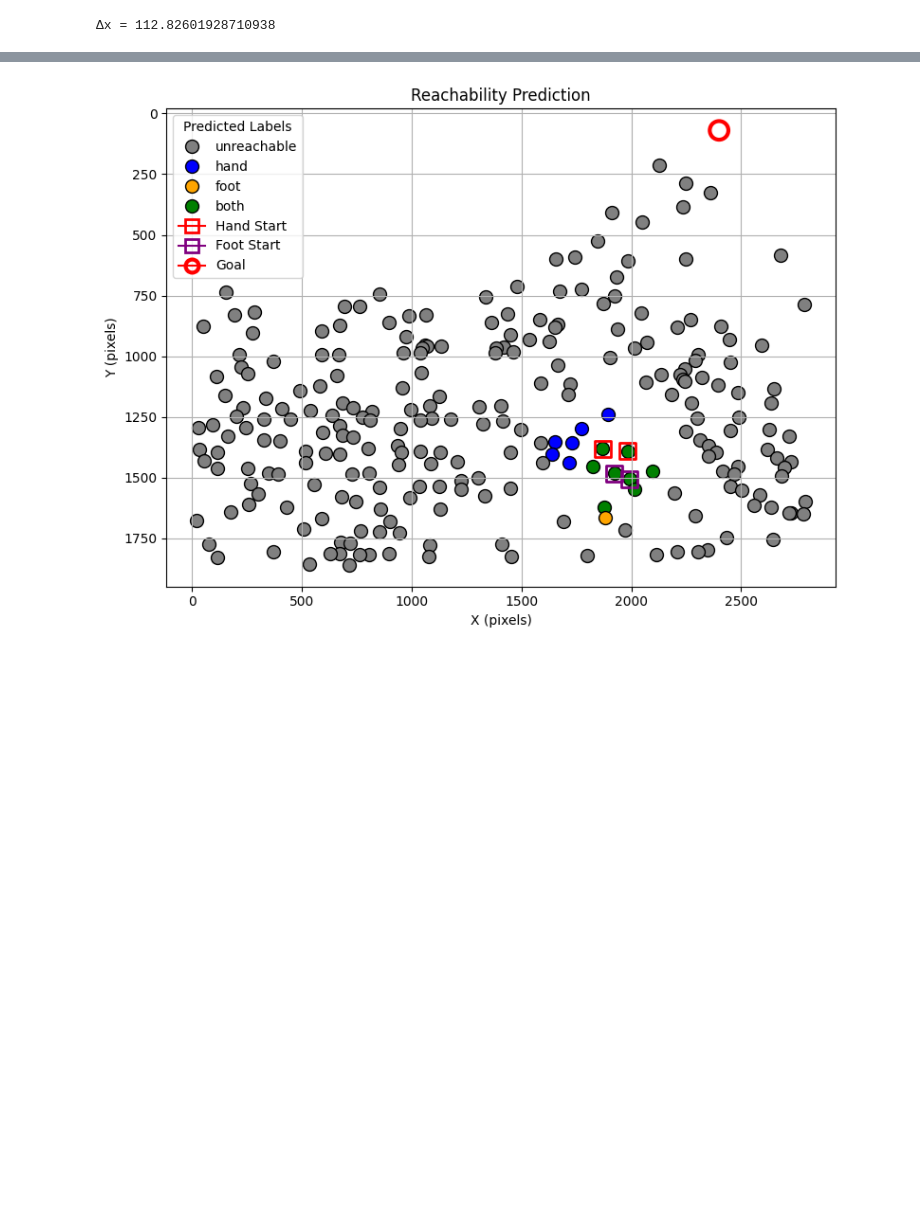
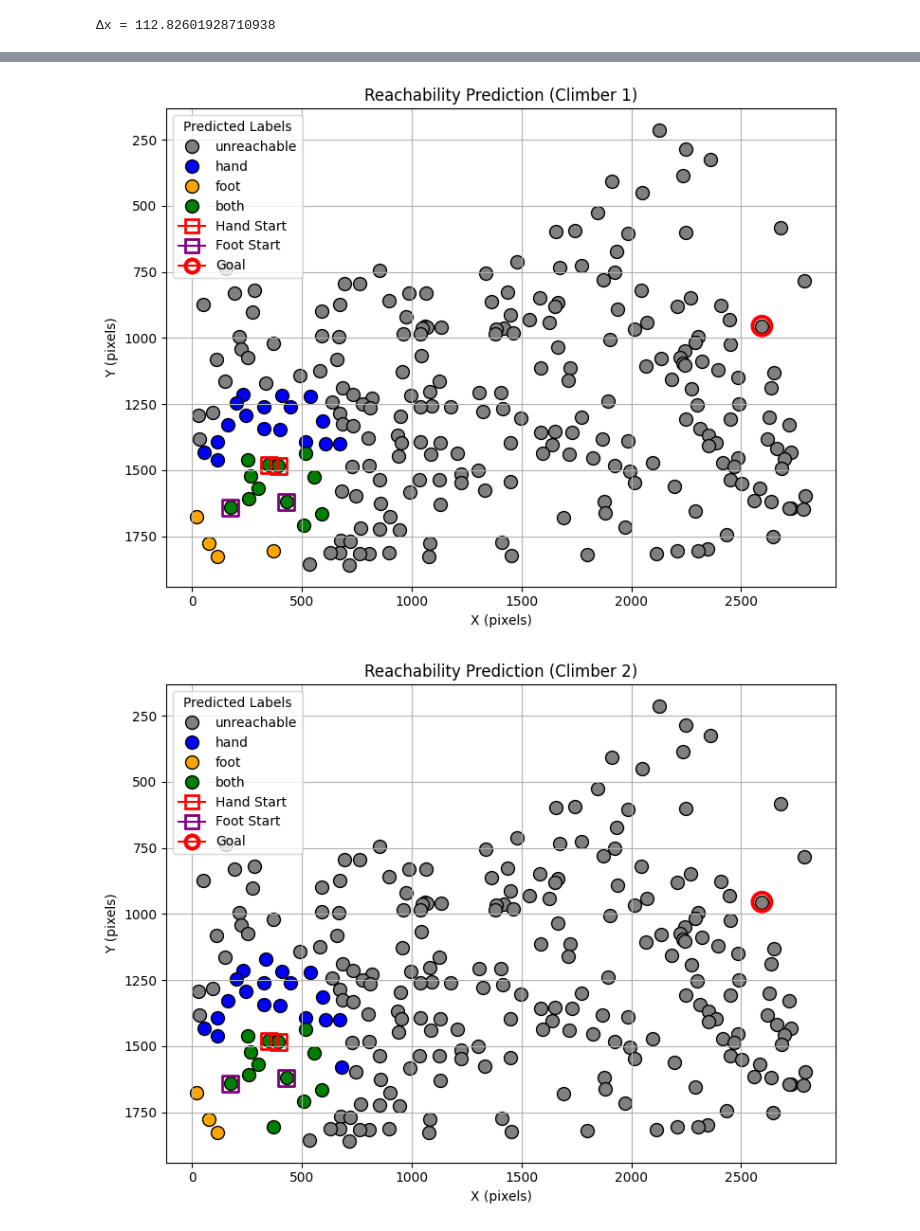
Before and after one commit to Alger3/Climbing_Model, a Jupyter notebook: model/reachability_gnn.ipynb, the cells around one changed output, grey strips where cells are left out. Saved outputs shown, nothing was run; the diff lists cells and outputs as text; code cells hidden in the pictures; blank space fills up the shorter version.

Commit message:
Visualisation of output and sequence move

```diff
--- a/model/reachability_gnn.ipynb
+++ b/model/reachability_gnn.ipynb
@@ -362,12 +345,42 @@ print("Δx =", (g1.x - g2.x).abs().sum().item())  # 应该 > 0
+# %%
+# Create a new graph
+walls = pd.read_csv("../data/climbing_data.csv")
+walls["points"] = walls["points"].apply(literal_eval)
+# %%
+climber = {
+    "height": 163.0,
+    "ape_index": 0.9900,
+    "flexibility": 4.000,
+    "leg_len_factor": 0.5002,
+    "arm_span": 163.0 * 0.9900,
+    "leg_span": 163.0 * 0.5002
+}
+route = walls.iloc[3].points
+# hands = [(22.181818181818183, 1676.3636363636363),(175.33333333333334, 1642.1666666666667)]
+# feet = [(113.63636363636364, 1826.5454545454545), (77.6923076923077, 1775.0)]
+# goal = (2360.25, 326.1666666666667)
+
+hands = [(392.90909090909093, 1483.6363636363637), (349.0, 1480.3076923076924)]
+feet = [(429.7692307692308, 1620.0), (175.33333333333334, 1642.1666666666667)]
+goal = (2595.2727272727275, 954.9090909090909)
+# %%
+graph = build_single_graph_reachability(route, hands, feet, climber)
 # %%
-graph = test_data[300]
 import copy
-g = copy.deepcopy(graph)
-g.climber = torch.tensor([[162.0000,   0.9700,   4.0000,   0.4293, 157.1400,  69.5389]])
-recompute_node_features_with_climber(g)
+g1 = copy.deepcopy(graph)
+g1.climber = torch.tensor([[172.0000,   1.0700,   4.0000,   0.4293, 157.1400,  69.5389]])
+recompute_node_features_with_climber(g1)
 
-batch = Batch.from_data_list([g])
-plot_graph_prediction(batch, model, "Reachability Prediction", (2400, 70))
+batch1 = Batch.from_data_list([g1])
+plot_graph_prediction(batch1, model, "Reachability Prediction (Climber 1)", goal)
+
+g2 = copy.deepcopy(graph)
+g2.climber = torch.tensor([[182.0000,   1.0700,   4.0000,   0.4293, 157.1400,  69.5389]])
+recompute_node_features_with_climber(g2)
+
+batch2 = Batch.from_data_list([g2])
+plot_graph_prediction(batch2, model, "Reachability Prediction (Climber 2)", goal)
 # %% [output]
-[figure, old version]
+[figure, new version]
+[figure, added]
 # %%
```
Also changed, not shown: parts of 28 cells of this notebook.
